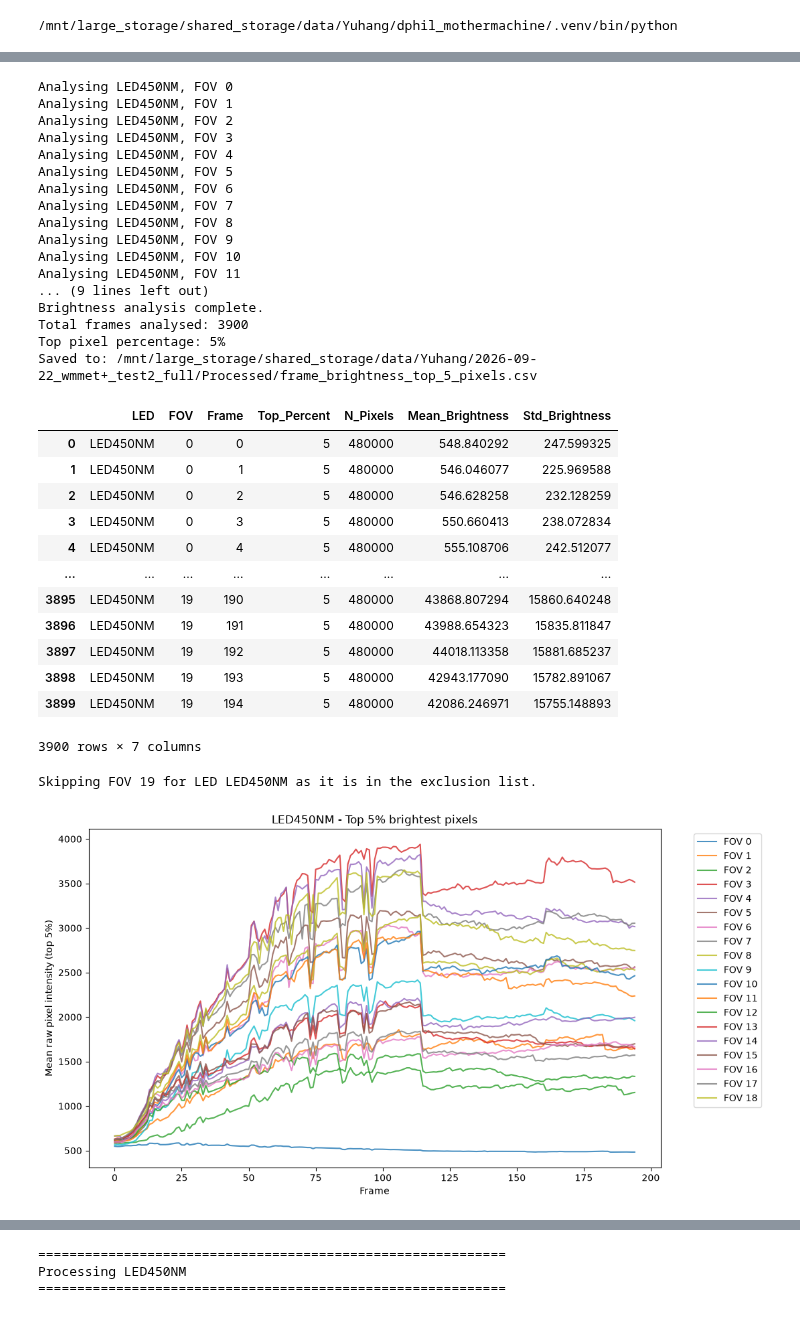
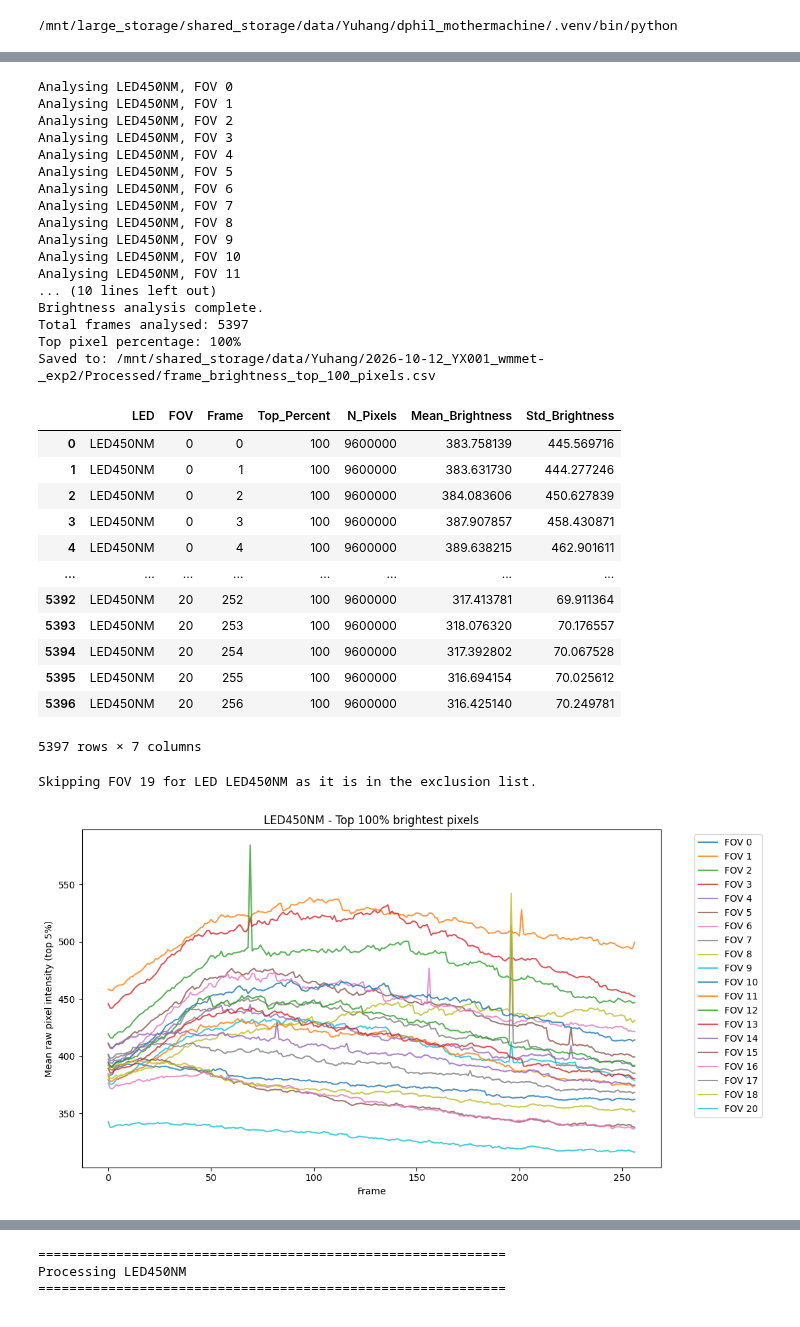
Before and after one commit to YuhangXie1/dphil_mothermachine, a Jupyter notebook: GIF_generator_comparable_brightness.ipynb, the cells around one changed output, grey strips where cells are left out. Saved outputs shown, nothing was run; the diff lists cells and outputs as text; code cells hidden in the pictures.

```diff
--- a/GIF_generator_comparable_brightness.ipynb
+++ b/GIF_generator_comparable_brightness.ipynb
@@ -266,7 +266,7 @@ Plotting FOV no 0
 # ================================================================
 # FIND FIXED DISPLAY RANGE FROM THE DATA
 # ================================================================
-fov_exclude = [19]
+fov_exclude = []
 
 for led in sel_led:
 
@@ -320,7 +318,7 @@ import pandas as pd
 # ------------------------------------------------
 
 # Percentage of brightest pixels to analyse
-TOP_PERCENT = 5
+TOP_PERCENT = 100
 
 # Output CSV
 brightness_csv = output_path / f"frame_brightness_top_{TOP_PERCENT}_pixels.csv"
@@ -435,49 +433,49 @@ for led in sel_led:
     plt.xlabel("Frame")
     plt.ylabel("Mean raw pixel intensity (top 5%)")
     plt.title(
         f"{led} - Top {TOP_PERCENT}% brightest pixels"
     )
 
     plt.legend(
         bbox_to_anchor=(1.05, 1),
         loc="upper left"
     )
 
     plt.tight_layout()
     plt.show()
 # %% [output]
 Analysing LED450NM, FOV 0
 Analysing LED450NM, FOV 1
 Analysing LED450NM, FOV 2
 Analysing LED450NM, FOV 3
 Analysing LED450NM, FOV 4
 Analysing LED450NM, FOV 5
 Analysing LED450NM, FOV 6
 Analysing LED450NM, FOV 7
 Analysing LED450NM, FOV 8
 Analysing LED450NM, FOV 9
 Analysing LED450NM, FOV 10
 Analysing LED450NM, FOV 11
-... (9 lines left out)
+... (10 lines left out)
 Brightness analysis complete.
-Total frames analysed: 3900
-Top pixel percentage: 5%
-Saved to: /mnt/large_storage/shared_storage/data/Yuhang/2026-09-22_wmmet+_test2_full/Processed/frame_brightness_top_5_pixels.csv
+Total frames analysed: 5397
+Top pixel percentage: 100%
+Saved to: /mnt/shared_storage/data/Yuhang/2026-10-12_YX001_wmmet-_exp2/Processed/frame_brightness_top_100_pixels.csv
 |  | LED | FOV | Frame | Top_Percent | N_Pixels | Mean_Brightness | Std_Brightness |
-| 0 | LED450NM | 0 | 0 | 5 | 480000 | 548.840292 | 247.599325 |
-| 1 | LED450NM | 0 | 1 | 5 | 480000 | 546.046077 | 225.969588 |
-| 2 | LED450NM | 0 | 2 | 5 | 480000 | 546.628258 | 232.128259 |
-| 3 | LED450NM | 0 | 3 | 5 | 480000 | 550.660413 | 238.072834 |
-| 4 | LED450NM | 0 | 4 | 5 | 480000 | 555.108706 | 242.512077 |
+| 0 | LED450NM | 0 | 0 | 100 | 9600000 | 383.758139 | 445.569716 |
+| 1 | LED450NM | 0 | 1 | 100 | 9600000 | 383.631730 | 444.277246 |
+| 2 | LED450NM | 0 | 2 | 100 | 9600000 | 384.083606 | 450.627839 |
+| 3 | LED450NM | 0 | 3 | 100 | 9600000 | 387.907857 | 458.430871 |
+| 4 | LED450NM | 0 | 4 | 100 | 9600000 | 389.638215 | 462.901611 |
 | ... | ... | ... | ... | ... | ... | ... | ... |
-| 3895 | LED450NM | 19 | 190 | 5 | 480000 | 43868.807294 | 15860.640248 |
-| 3896 | LED450NM | 19 | 191 | 5 | 480000 | 43988.654323 | 15835.811847 |
-| 3897 | LED450NM | 19 | 192 | 5 | 480000 | 44018.113358 | 15881.685237 |
-| 3898 | LED450NM | 19 | 193 | 5 | 480000 | 42943.177090 | 15782.891067 |
-| 3899 | LED450NM | 19 | 194 | 5 | 480000 | 42086.246971 | 15755.148893 |
+| 5392 | LED450NM | 20 | 252 | 100 | 9600000 | 317.413781 | 69.911364 |
+| 5393 | LED450NM | 20 | 253 | 100 | 9600000 | 318.076320 | 70.176557 |
+| 5394 | LED450NM | 20 | 254 | 100 | 9600000 | 317.392802 | 70.067528 |
+| 5395 | LED450NM | 20 | 255 | 100 | 9600000 | 316.694154 | 70.025612 |
+| 5396 | LED450NM | 20 | 256 | 100 | 9600000 | 316.425140 | 70.249781 |
-3900 rows × 7 columns
+5397 rows × 7 columns
 Skipping FOV 19 for LED LED450NM as it is in the exclusion list.
-[figure, old version]
+[figure, new version]
 # %%
 # ================================================================
 # SAVE FULL-RESOLUTION VIRIDIS PNG FRAMES
```
Also changed, not shown: parts of 6 cells of this notebook, 1 other file.
